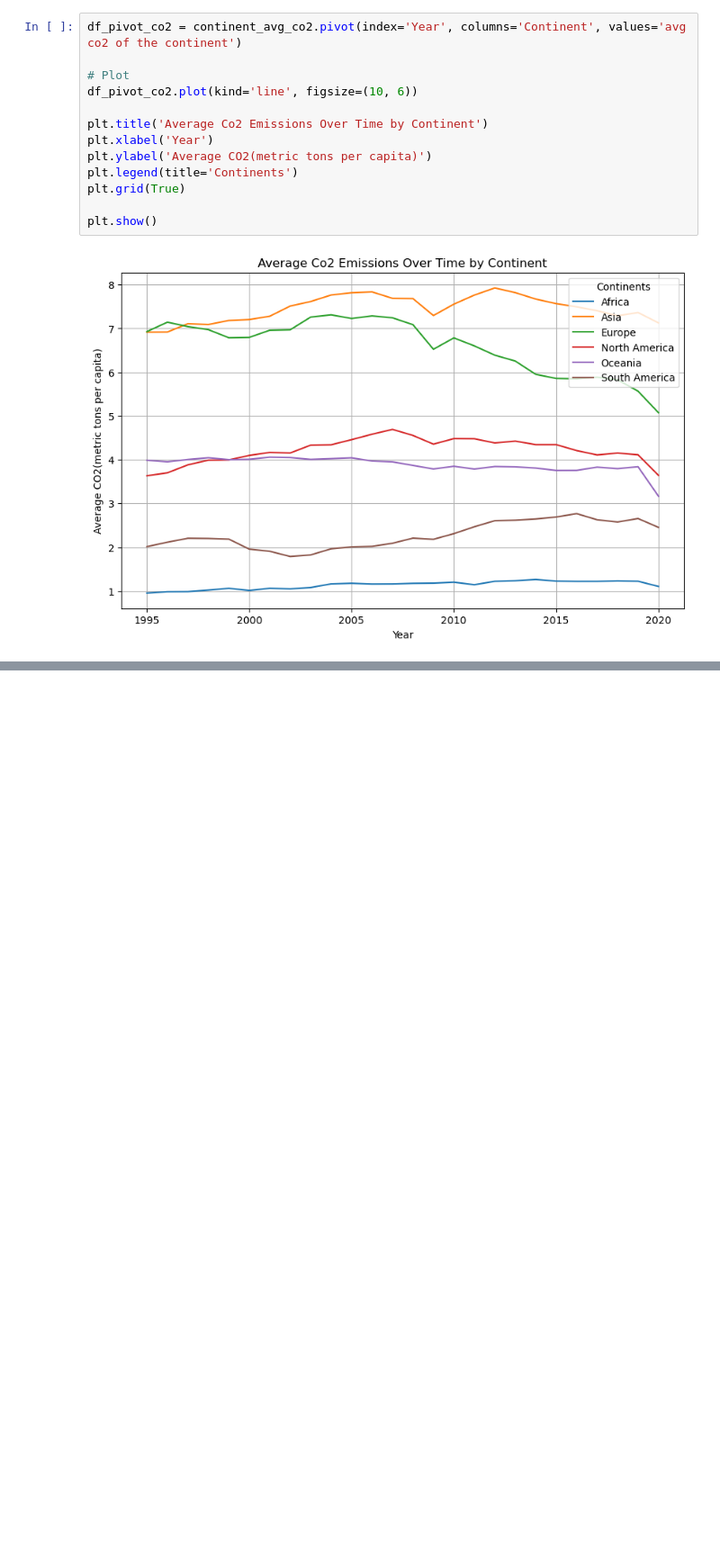
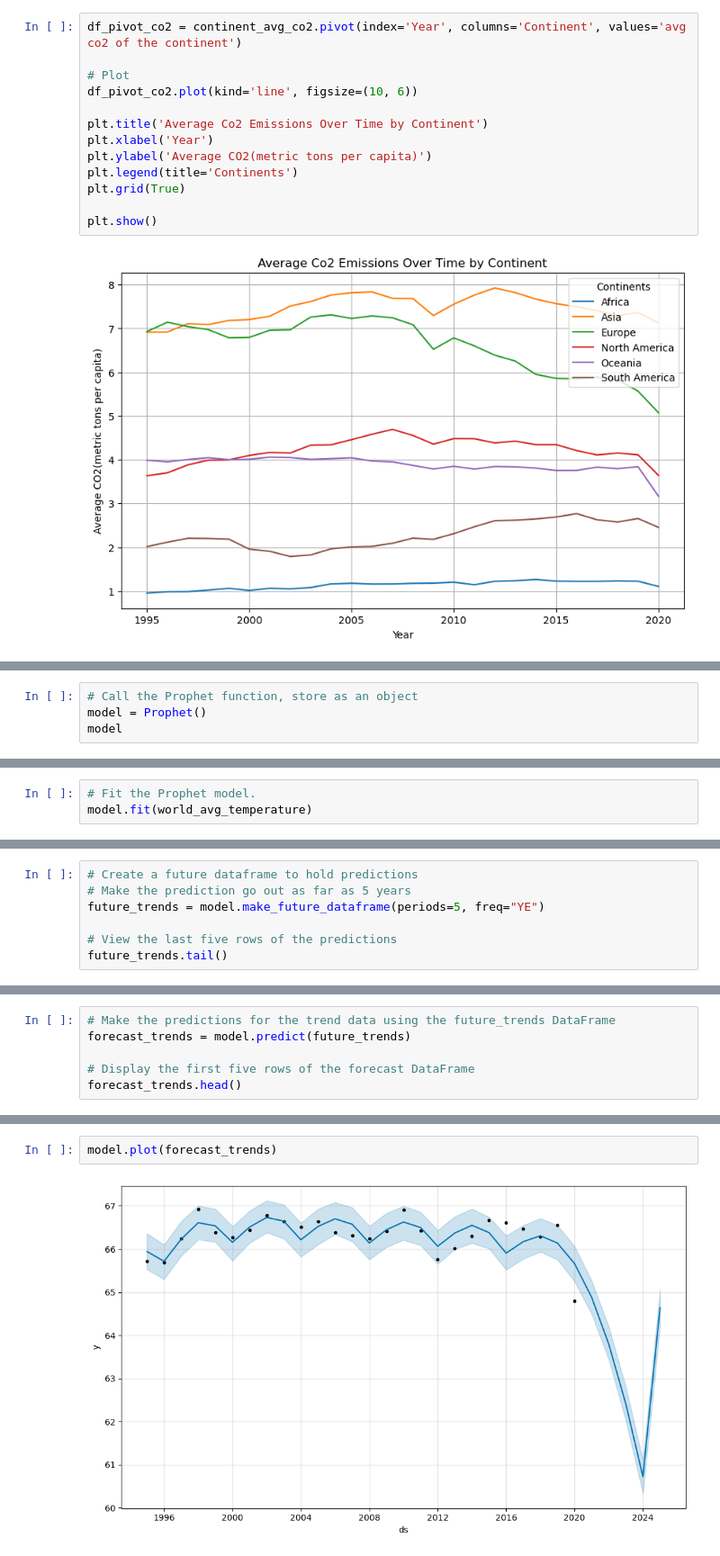
Before and after one commit to hsingh8015/project1, a Jupyter notebook: continental_avg_temp_change.ipynb, the cells around one changed output, grey strips where cells are left out. Shown at 90% size. Cells and saved outputs as stored; diff of their text form; blank space fills up the shorter version.

Commit message:
commit with forecasting

```diff
--- a/continental_avg_temp_change.ipynb
+++ b/continental_avg_temp_change.ipynb
@@ -213,0 +311,4 @@ plt.show()
+# %%
+# Call the Prophet function, store as an object
+model = Prophet()
+model
@@ -213,0 +317,3 @@ plt.show()
+# %%
+# Fit the Prophet model.
+model.fit(world_avg_temperature)
@@ -213,0 +324,7 @@ plt.show()
+# %%
+# Create a future dataframe to hold predictions
+# Make the prediction go out as far as 5 years
+future_trends = model.make_future_dataframe(periods=5, freq="YE")
+
+# View the last five rows of the predictions
+future_trends.tail()
@@ -213,0 +338,6 @@ plt.show()
+# %%
+# Make the predictions for the trend data using the future_trends DataFrame
+forecast_trends = model.predict(future_trends)
+
+# Display the first five rows of the forecast DataFrame
+forecast_trends.head()
@@ -213,0 +351,4 @@ plt.show()
+# %%
+model.plot(forecast_trends)
+# %% [output]
+[figure, added]
```
Also changed, not shown: parts of 25 cells of this notebook, 1 other file.
